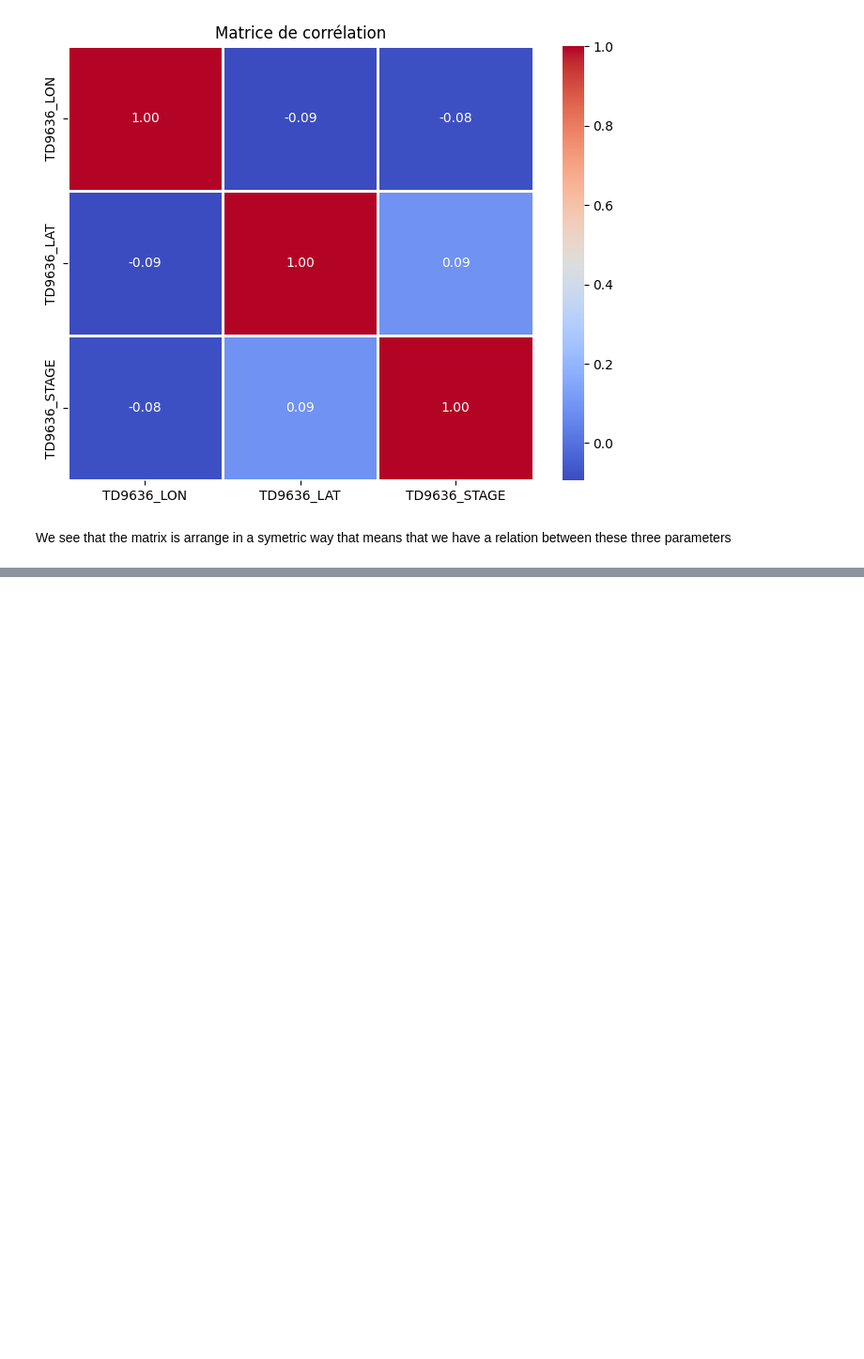
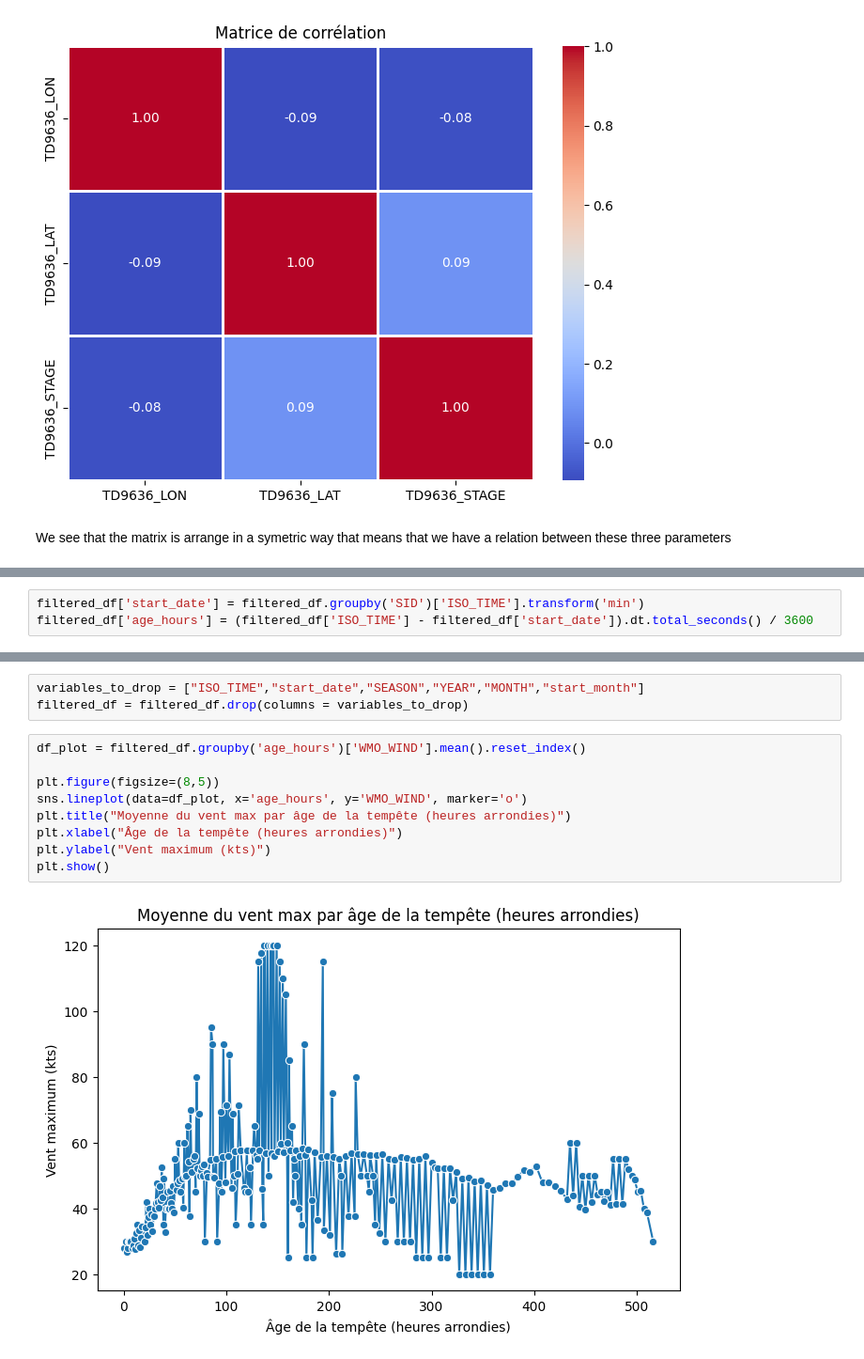
Before and after one commit to 1leolem1/Tropical-Cyclone-Strength-Prediction, a Jupyter notebook: Ibtracs_EDA/Ibtracs_EDA_Final.ipynb, the cells around one changed output, grey strips where cells are left out. Shown at 94% size. Saved outputs shown, nothing was run; the diff lists cells and outputs as text; blank space fills up the shorter version.

```diff
--- a/Ibtracs_EDA/Ibtracs_EDA_Final.ipynb
+++ b/Ibtracs_EDA/Ibtracs_EDA_Final.ipynb
@@ -732,0 +745,3 @@ We see that the matrix is arrange in a symetric way that means that we have a re
+# %%
+filtered_df['start_date'] = filtered_df.groupby('SID')['ISO_TIME'].transform('min')
+filtered_df['age_hours'] = (filtered_df['ISO_TIME'] - filtered_df['start_date']).dt.total_seconds() / 3600
@@ -732,0 +810,14 @@ We see that the matrix is arrange in a symetric way that means that we have a re
+# %%
+variables_to_drop = ["ISO_TIME","start_date","SEASON","YEAR","MONTH","start_month"]
+filtered_df = filtered_df.drop(columns = variables_to_drop)
+# %%
+df_plot = filtered_df.groupby('age_hours')['WMO_WIND'].mean().reset_index()
+
+plt.figure(figsize=(8,5))
+sns.lineplot(data=df_plot, x='age_hours', y='WMO_WIND', marker='o')
+plt.title("Moyenne du vent max par âge de la tempête (heures arrondies)")
+plt.xlabel("Âge de la tempête (heures arrondies)")
+plt.ylabel("Vent maximum (kts)")
+plt.show()
+# %% [output]
+[figure, added]
```
Also changed, not shown: parts of 49 cells of this notebook, 1 other file.
